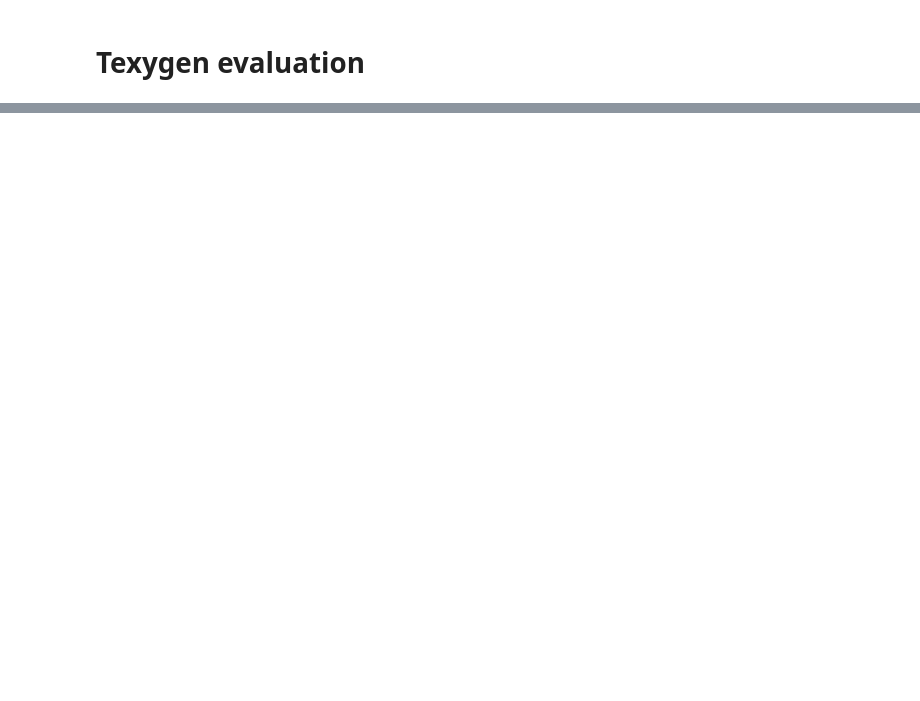
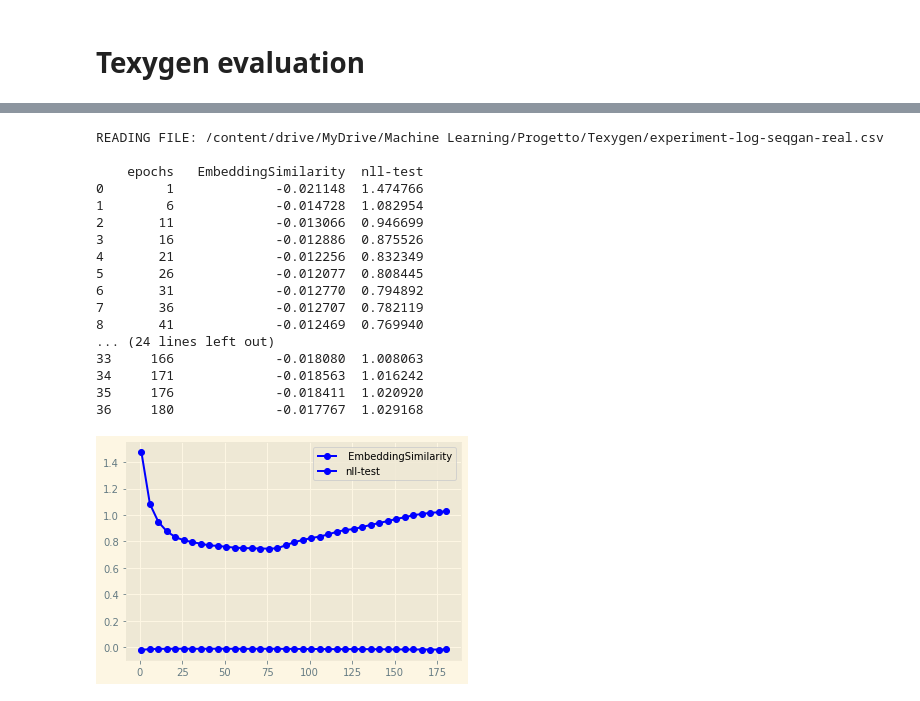
Before and after one commit to freguti/progettoML, a Jupyter notebook: ProgettoML.ipynb, the cells around one changed output, grey strips where cells are left out. Drawn from its saved outputs; the diff is of its cells as text; code cells hidden in the pictures; blank space fills up the shorter version.

```diff
--- a/ProgettoML.ipynb
+++ b/ProgettoML.ipynb
@@ -277,0 +288,41 @@ drwxr-sr-x 2 root staff   4096 May 27 08:52 export
+# %%
+def download_texygen():
+  !pip install colorama
+
+  import nltk
+  nltk.download('punkt')
+  project_path = '/content/drive/MyDrive/Machine Learning/Progetto'
+  os.chdir(project_path)
+  if not os.path.isdir('/content/drive/MyDrive/Machine Learning/Progetto/Texygen'):
+    !git clone https://github.com/geek-ai/Texygen.git
+
+def run_texygen(gan = "mle", training = "oracle", data = "./data/image_coco.txt"):
+  texygen_path = '/content/drive/MyDrive/Machine Learning/Progetto/Texygen'
+  os.chdir(texygen_path)
+  !python3 main.py -g $gan -t $training -d $data
+
+def plot_results_texygen(gan = "mle", training = "oracle", data = "./data/image_coco.txt"):
+  import pandas as pd
+  import matplotlib.pyplot as plt
+
+  base_path = "/content/drive/MyDrive/Machine Learning/Progetto/Texygen/experiment-log-" + gan
+  suffix_path = "-" + training + ".csv" if training != "oracle" else ".csv"
+  result_file_path = base_path + suffix_path
+
+  print("READING FILE: " + result_file_path)
+  print("")
+  results = pd.read_csv(result_file_path)
+  results.dropna(axis = "columns", inplace = True)
+  print(results)
+
+  epochs = results.iloc[:, 0]
+  metrics = {}
+  for index in range(1, len(results.columns)):
+    metrics["metric{0}".format(index)] = results.iloc[:, index]
+
+  with plt.style.context("Solarize_Light2"):
+    for key, value in metrics.items():
+      plt.plot(epochs, value, "-b", marker="o", label = value.name)
+      plt.legend()
+
+  plt.show()
@@ -277,0 +350,21 @@ drwxr-sr-x 2 root staff   4096 May 27 08:52 export
+# %%
+plot_results_texygen("seqgan", "real")
+# %% [output]
+READING FILE: /content/drive/MyDrive/Machine Learning/Progetto/Texygen/experiment-log-seqgan-real.csv
+
+    epochs   EmbeddingSimilarity  nll-test
+0        1             -0.021148  1.474766
+1        6             -0.014728  1.082954
+2       11             -0.013066  0.946699
+3       16             -0.012886  0.875526
+4       21             -0.012256  0.832349
+5       26             -0.012077  0.808445
+6       31             -0.012770  0.794892
+7       36             -0.012707  0.782119
+8       41             -0.012469  0.769940
+... (24 lines left out)
+33     166             -0.018080  1.008063
+34     171             -0.018563  1.016242
+35     176             -0.018411  1.020920
+36     180             -0.017767  1.029168
+[figure, added]
```
Also changed, not shown: parts of 10 cells of this notebook.
